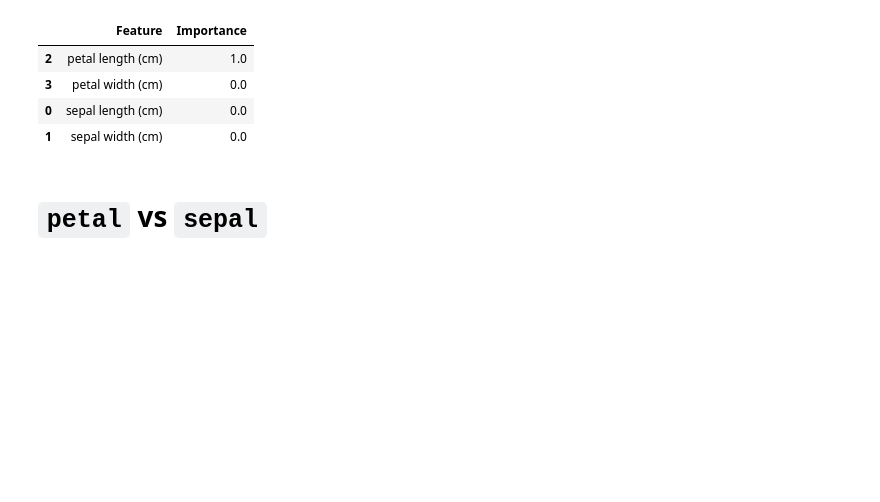
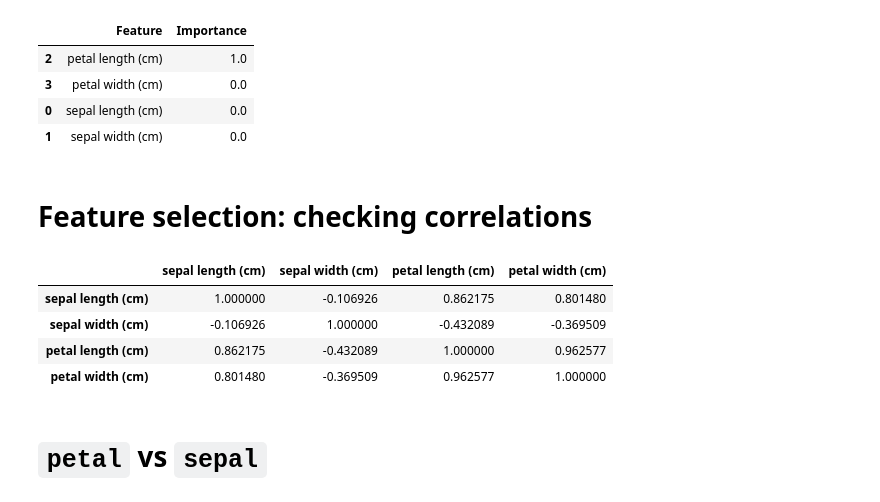
Before and after one commit to w4bo/AA2425-unibo-mldm, a Jupyter notebook: slides/06-modeling.ipynb, the cells around one changed output. Saved outputs shown, nothing was run; the diff lists cells and outputs as text; code cells hidden in the pictures; blank space fills up the shorter version.

```diff
--- a/slides/06-modeling.ipynb
+++ b/slides/06-modeling.ipynb
@@ -300,6 +315,16 @@ feature_importance_df  # Display the feature importance
 | 3 | petal width (cm) | 0.0 |
 | 0 | sepal length (cm) | 0.0 |
 | 1 | sepal width (cm) | 0.0 |
+# %% [markdown]
+# Feature selection: checking correlations
+# %%
+X_train.corr(method='pearson', numeric_only=True)
+# %% [output]
+|  | sepal length (cm) | sepal width (cm) | petal length (cm) | petal width (cm) |
+| sepal length (cm) | 1.000000 | -0.106926 | 0.862175 | 0.801480 |
+| sepal width (cm) | -0.106926 | 1.000000 | -0.432089 | -0.369509 |
+| petal length (cm) | 0.862175 | -0.432089 | 1.000000 | 0.962577 |
+| petal width (cm) | 0.801480 | -0.369509 | 0.962577 | 1.000000 |
 # %% [markdown]
 # `petal` vs `sepal`
 # %%
```
Also changed, not shown: parts of 2 cells of this notebook, 3 other files.
